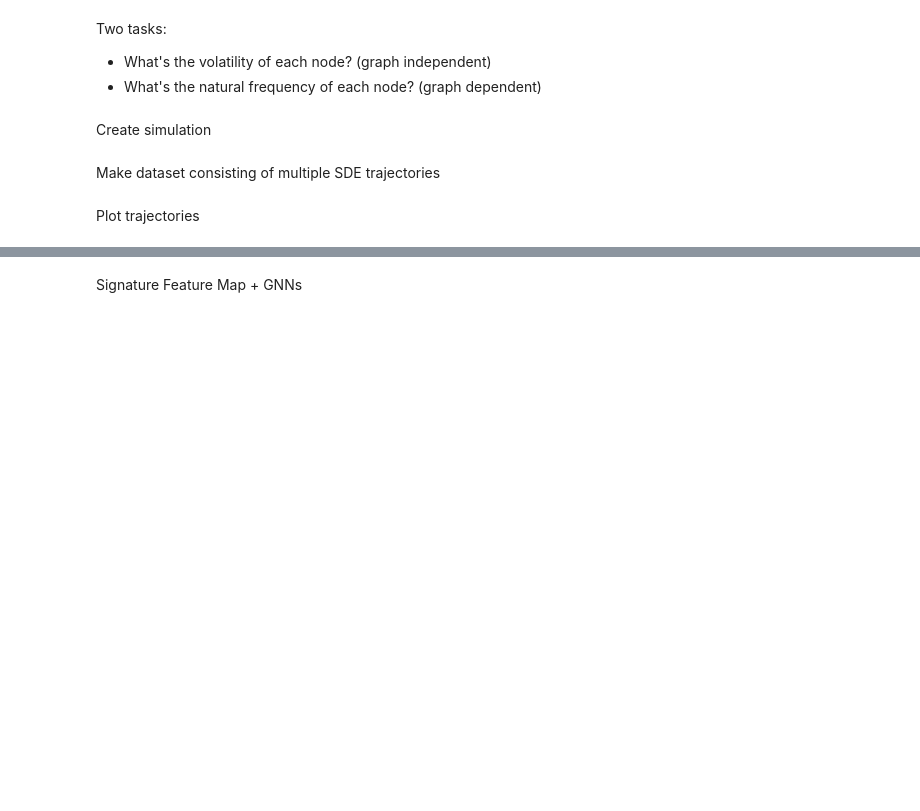
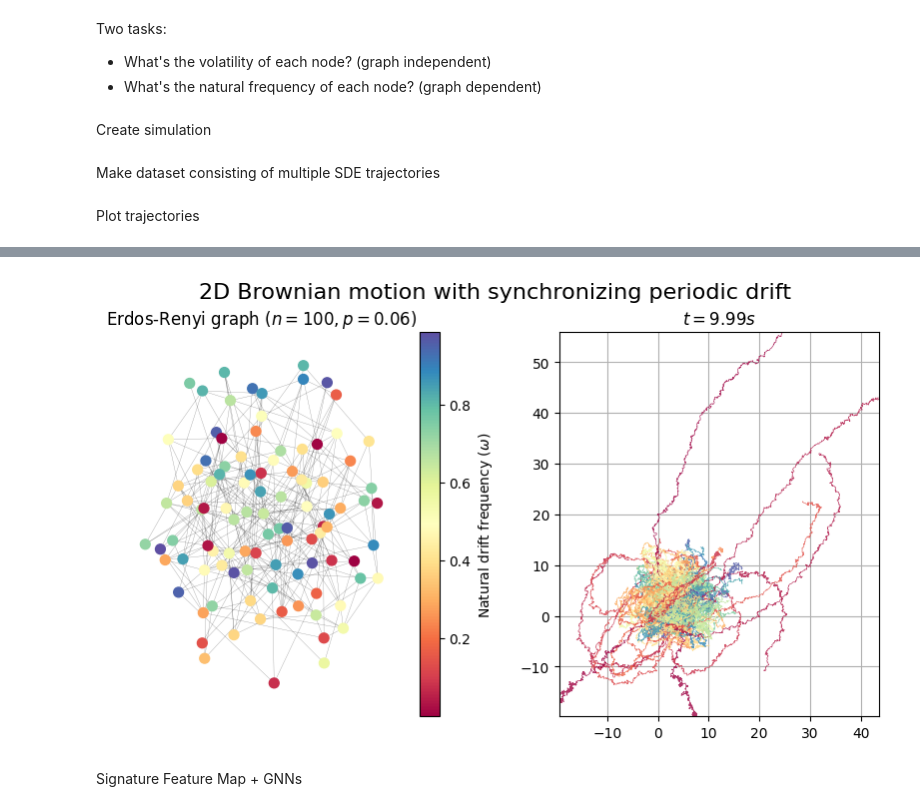
Before and after one commit to hans-riess/pygsig, a Jupyter notebook: brownian.ipynb, the cells around one changed output, grey strips where cells are left out. Saved outputs shown, nothing was run; the diff lists cells and outputs as text; code cells hidden in the pictures; blank space fills up the shorter version.

Commit message:
results for brownian

```diff
--- a/brownian.ipynb
+++ b/brownian.ipynb
@@ -24,7 +24,7 @@ num_time_steps = int(time_horizon / dt)
 beta_gain = 5
 sigma_gain = 1
 
-def run_simultion(simulation_seed=1,target_seed=29,graph_seed=31,independent=False):
+def run_simultion(simulation_seed=1,target_seed=29,graph_seed=31):
 
     def kuramoto(graph, theta, omega, dt):
         deg = dict(graph.degree())
@@ -140,3 +105,60 @@ plt.show()
+# %%
+import matplotlib.pyplot as plt
+import seaborn as sns
+import numpy as np
+import networkx as nx
+import matplotlib.animation as animation
+
+x_min, x_max = np.min(X_traj[:,:,0]), np.max(X_traj[:,:,0])
+y_min, y_max = np.min(X_traj[:,:,1]), np.max(X_traj[:,:,1])
+
+fig, (ax1, ax2) = plt.subplots(1, 2, figsize=(10, 5))
+
+
+# Plotting the graph
+ax1.set_title('Erdos-Renyi graph ($n=100, p=0.06$)')
+ax1.axis('off')
+pos = nx.spring_layout(graph, k=1, iterations=100)
+nx.draw_networkx_nodes(graph, pos, node_color=natural_freq, cmap='Spectral', node_size=50, ax=ax1)
+nx.draw_networkx_edges(graph, pos, width=0.2, edge_color='black', alpha=0.5, ax=ax1)
+
+# title for the entire figure
+fig.suptitle('2D Brownian motion with synchronizing periodic drift', fontsize=16)
+
+# Colorbar for the natural frequencies
+cmap = sns.color_palette("Spectral", as_cmap=True)
+sm = plt.cm.ScalarMappable(cmap=cmap)
+sm.set_array(natural_freq)
+cbar = plt.colorbar(sm, ax=ax1)
+cbar.set_label('Natural drift frequency ($\\omega$)')
+
+# Animation setup
+ax2.set_aspect('equal')
+ax2.axis('off')
+ax2.grid(True)
+ax2.set_xlim(x_min, x_max)
+ax2.set_ylim(y_min, y_max)
+
+def animate_node(step, node):
+     ax2.plot(X_traj[node, :step, 0], X_traj[node, :step, 1], color=cmap(natural_freq[node]), linewidth=0.5, alpha=0.8)
+
+def animate(step):
+    ax2.cla()  # Clear the axis for the next frame
+    ax2.grid(True)  # Re-enable grid after clearing
+    ax2.set_aspect('equal')
+    ax2.set_xlim(x_min, x_max)
+    ax2.set_ylim(y_min, y_max)
+    for node in range(num_nodes):
+        animate_node(step, node)
+    ax2.set_title(f'$t = {step * dt:.2f}s$')
+
+
+ani = animation.FuncAnimation(fig, animate, frames=num_time_steps, interval=10)
+ani.save('plots/brownian.mp4', writer='ffmpeg', dpi=300, fps=30)
+
+plt.show()
+# %% [output]
+[figure, added]
 # %% [markdown]
 Signature Feature Map + GNNs
 # %%
```
Also changed, not shown: parts of 5 cells of this notebook, 3 other files.
